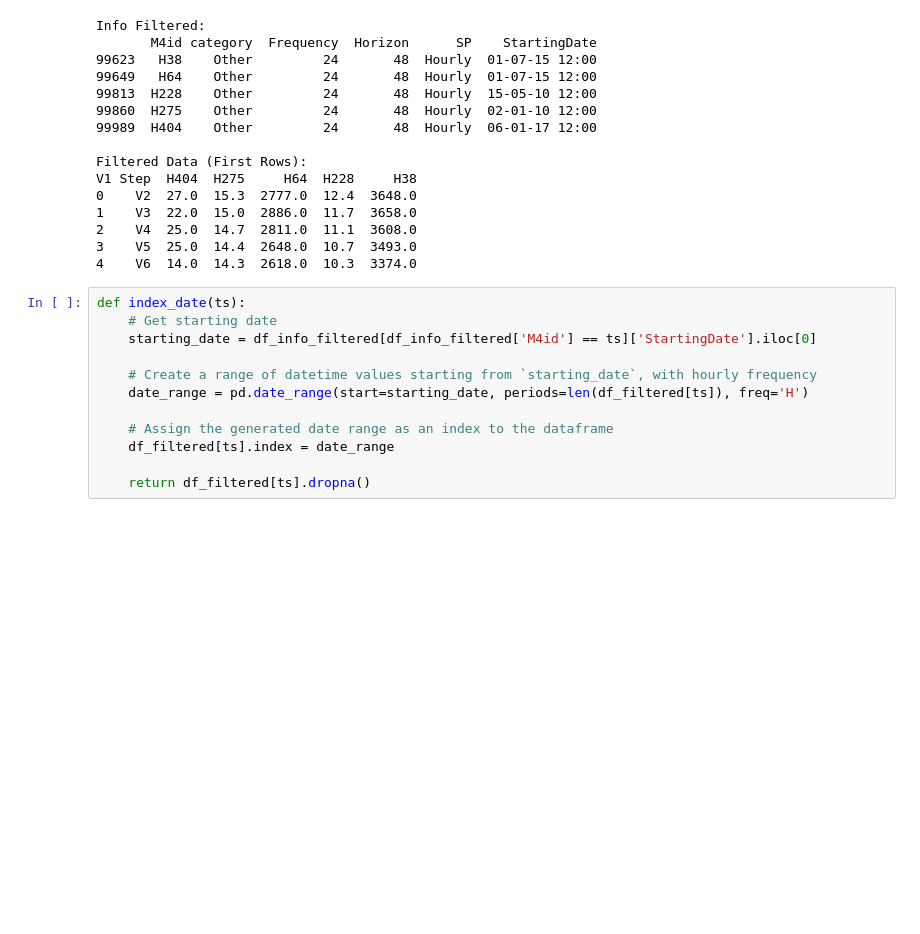
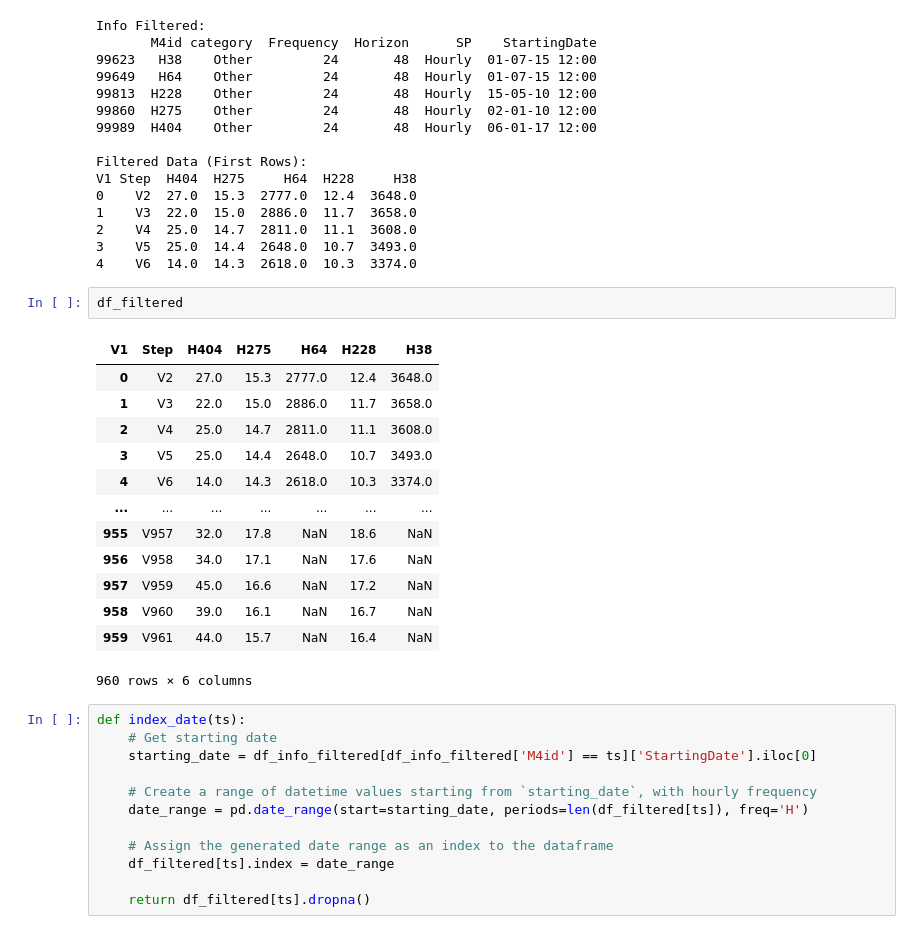
Before and after one commit to Pepe-Chuy/Examen2NL, a Jupyter notebook: Examen2_Tema2.ipynb, the cells around one changed output. Saved outputs shown, nothing was run; the diff lists cells and outputs as text; blank space fills up the shorter version.

```diff
--- a/Examen2_Tema2.ipynb
+++ b/Examen2_Tema2.ipynb
@@ -167,6 +167,22 @@ V1 Step  H404  H275     H64  H228     H38
 2    V4  25.0  14.7  2811.0  11.1  3608.0
 3    V5  25.0  14.4  2648.0  10.7  3493.0
 4    V6  14.0  14.3  2618.0  10.3  3374.0
+# %%
+df_filtered
+# %% [output]
+| V1 | Step | H404 | H275 | H64 | H228 | H38 |
+| 0 | V2 | 27.0 | 15.3 | 2777.0 | 12.4 | 3648.0 |
+| 1 | V3 | 22.0 | 15.0 | 2886.0 | 11.7 | 3658.0 |
+| 2 | V4 | 25.0 | 14.7 | 2811.0 | 11.1 | 3608.0 |
+| 3 | V5 | 25.0 | 14.4 | 2648.0 | 10.7 | 3493.0 |
+| 4 | V6 | 14.0 | 14.3 | 2618.0 | 10.3 | 3374.0 |
+| ... | ... | ... | ... | ... | ... | ... |
+| 955 | V957 | 32.0 | 17.8 | NaN | 18.6 | NaN |
+| 956 | V958 | 34.0 | 17.1 | NaN | 17.6 | NaN |
+| 957 | V959 | 45.0 | 16.6 | NaN | 17.2 | NaN |
+| 958 | V960 | 39.0 | 16.1 | NaN | 16.7 | NaN |
+| 959 | V961 | 44.0 | 15.7 | NaN | 16.4 | NaN |
+960 rows × 6 columns
 # %%
 def index_date(ts):
     # Get starting date
```
Also changed, not shown: parts of 6 cells of this notebook, 7 other files.
